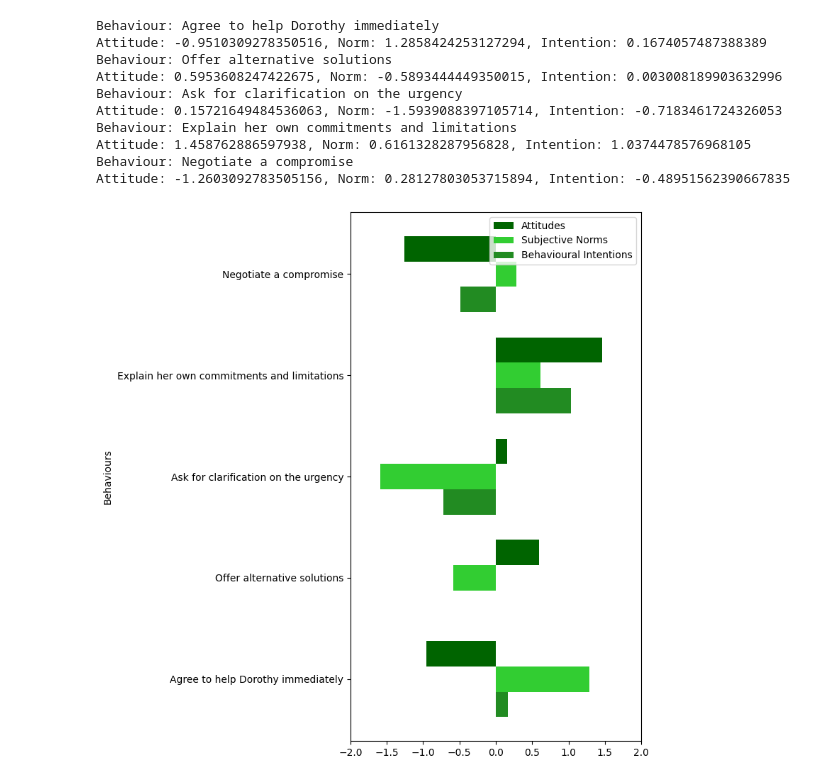
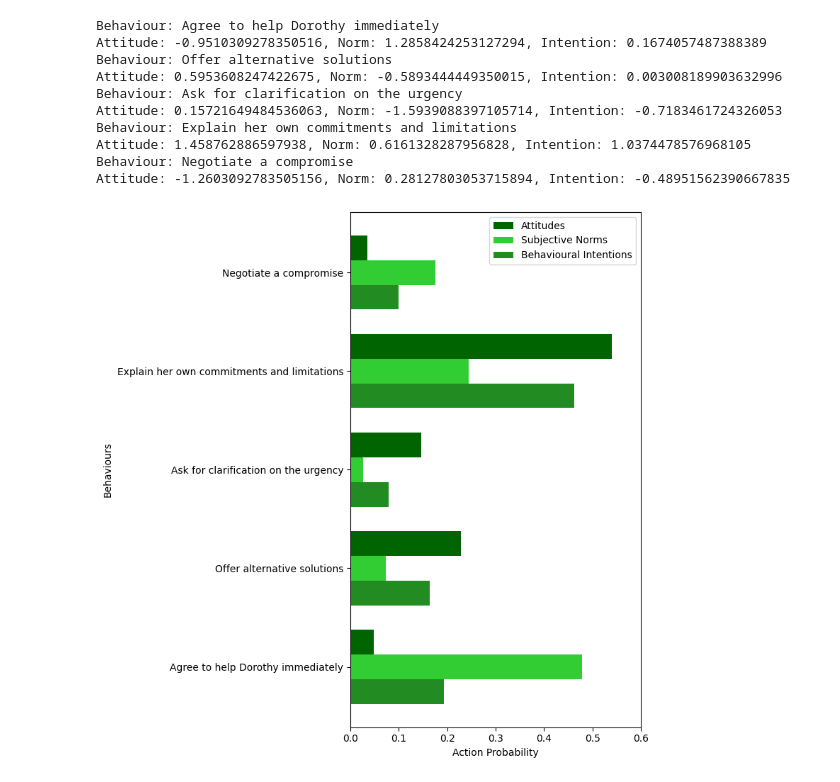
Before and after one commit to social-ai-uoft/concordia, a Jupyter notebook: examples/reasons/tpb-ma.ipynb, the cells around one changed output. Drawn from its saved outputs; the diff is of its cells as text; code cells hidden in the pictures.

```diff
--- a/examples/reasons/tpb-ma.ipynb
+++ b/examples/reasons/tpb-ma.ipynb
@@ -157,12 +157,24 @@ def build_agent(player_config) -> basic_agent.BasicAgent:
     components=[attitude,norm]
   )
 
+  persona = generic_components.sequential.Sequential(
+    name='persona',
+    components=[
+      behav,
+      attitude,
+      people,
+      motiv,
+      norm,
+      full_model
+    ]
+  )
+
   agent = basic_agent.BasicAgent(
     agent_name=player_config.name,
     model=model,
     memory=mem,
     clock=clock,
-    components=[behav,attitude,people,motiv,norm,full_model]
+    components=[persona]
   )
 
   return agent
@@ -204,12 +216,7 @@ Here are 5 potential behaviors Alice may exhibit in response to Dorothy's urgent
 # %%
 for agent in agents:
   # Update the components in order.
-  agent._components["behaviour"].update()
-  agent._components["attitude"].update()
-  agent._components["people"].update()
-  agent._components["motivation"].update()
-  agent._components["norm"].update()
-  agent._components["tpb"].update()
+  agent._update()
 # %% [output]
 Here are 5 potential behaviors Alice may exhibit in response to Dorothy's urgent request for help:
 
@@ -256,27 +263,28 @@ Attitude: -1.2603092783505156, Norm: 0.28127803053715894, Intention: -0.48951562
 # %%
 import matplotlib.pyplot as plt
 
 bw = 0.25
 
 b1 = np.arange(len(attitudes))
 b2 = [x + bw for x in b1]
 b3 = [x + bw for x in b2]
 
 plt.figure(figsize=(8,8))
 
-plt.barh(b3, attitudes, height = bw, color = 'darkgreen', label = 'Attitudes')
-plt.barh(b2, norms, height = bw, color = 'limegreen', label = 'Subjective Norms')
-plt.barh(b1, behavioural_intentions, height = bw, color = 'forestgreen', label = 'Behavioural Intentions')
+plt.barh(b3, softmax(attitudes), height = bw, color = 'darkgreen', label = 'Attitudes')
+plt.barh(b2, softmax(norms), height = bw, color = 'limegreen', label = 'Subjective Norms')
+plt.barh(b1, softmax(behavioural_intentions), height = bw, color = 'forestgreen', label = 'Behavioural Intentions')
 
 plt.ylabel('Behaviours')
+plt.xlabel('Action Probability')
 plt.yticks([x + bw for x in b1], behaviours)
-plt.xlim((-2, 2))
+plt.xlim((0, 0.6))
 # plt.yticks(rotation=90)
 # plt.subplots_adjust(bottom=0.50)
 plt.tight_layout()
 plt.legend(loc="upper right")
 plt.savefig('test.png', dpi = 150)
 
 # plt.show()
 # %% [output]
-[figure, old version]
+[figure, new version]
```
Also changed, not shown: 2 other files.
